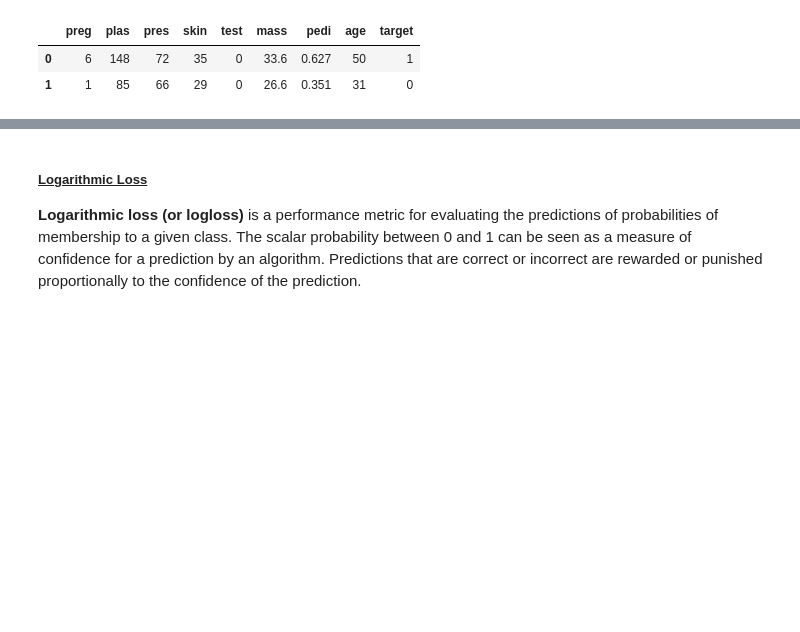
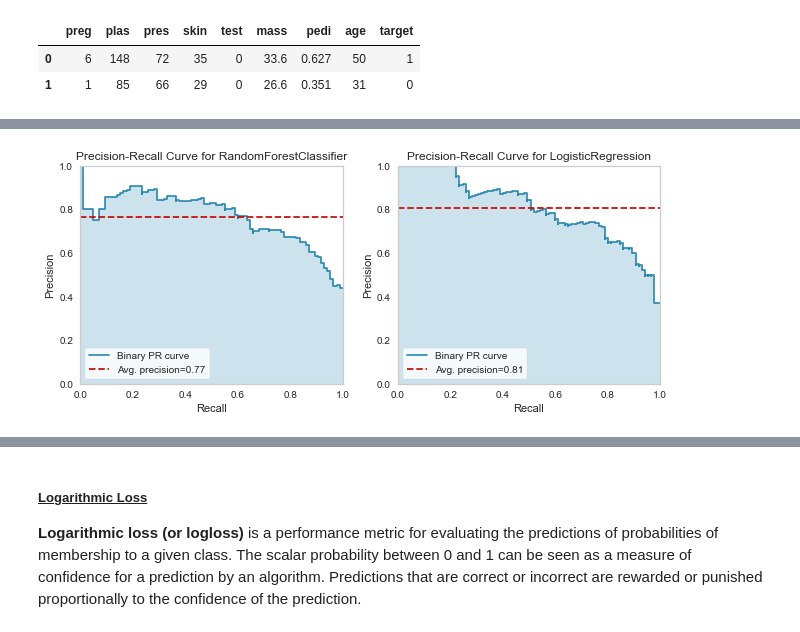
Before and after one commit to michaelfelman-git/Beginners-Guide-to-Machine-Learning, a Jupyter notebook: 007 - Evaluation Metrics.ipynb, the cells around one changed output, grey strips where cells are left out. Cells and saved outputs as stored; diff of their text form; code cells hidden in the pictures; blank space fills up the shorter version.

```diff
--- a/007 - Evaluation Metrics.ipynb
+++ b/007 - Evaluation Metrics.ipynb
@@ -496,11 +747,12 @@ Classification problems are perhaps the most common type of machine learning pro
 # %%
 names = ['preg', 'plas', 'pres', 'skin', 'test', 'mass',
          'pedi', 'age', 'target']
-df = pd.read_csv("./datasets/Evaluation Metrics/Diabetes.csv", names=names)
+df_diab = pd.read_csv("./datasets/Evaluation Metrics/Diabetes.csv",
+                      names=names)
 
-X_diab = df.drop(columns=['target'])
-Y_diab = df['target']
-df.head(2)
+X_diab = df_diab.drop(columns=['target'])
+Y_diab = df_diab['target']
+df_diab.head(2)
 # %% [output]
 |  | preg | plas | pres | skin | test | mass | pedi | age | target |
 | 0 | 6 | 148 | 72 | 35 | 0 | 33.6 | 0.627 | 50 | 1 |
@@ -523,0 +893,21 @@ Accuracy: 0.776 (0.052)
+# %%
+X_train, X_test, y_train, y_test = train_test_split(X_diab, Y_diab,
+                                                    test_size=0.3,
+                                                    shuffle=True,
+                                                    random_state=1)
+
+# Create the visualizers, fit, score, and show them
+models = [RandomForestClassifier(random_state=1),
+          LogisticRegression(random_state=1)]
+
+fig, axes = plt.subplots(ncols=2, figsize=(9,4))
+
+for i, ax in enumerate(axes.flatten()):
+    viz = PrecisionRecallCurve(models[i], ax=ax, show=False)
+    viz.fit(X_train, y_train)
+    viz.score(X_test, y_test)
+    viz.finalize()
+
+plt.tight_layout()
+# %% [output]
+[figure, added]
```
Also changed, not shown: parts of 235 cells of this notebook, 7 other files.
